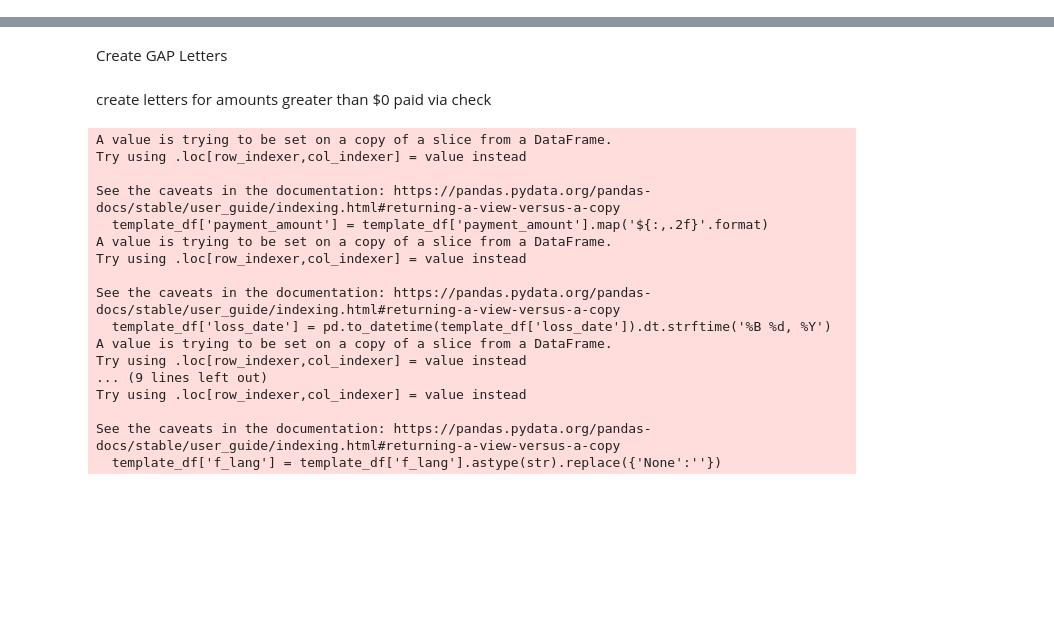
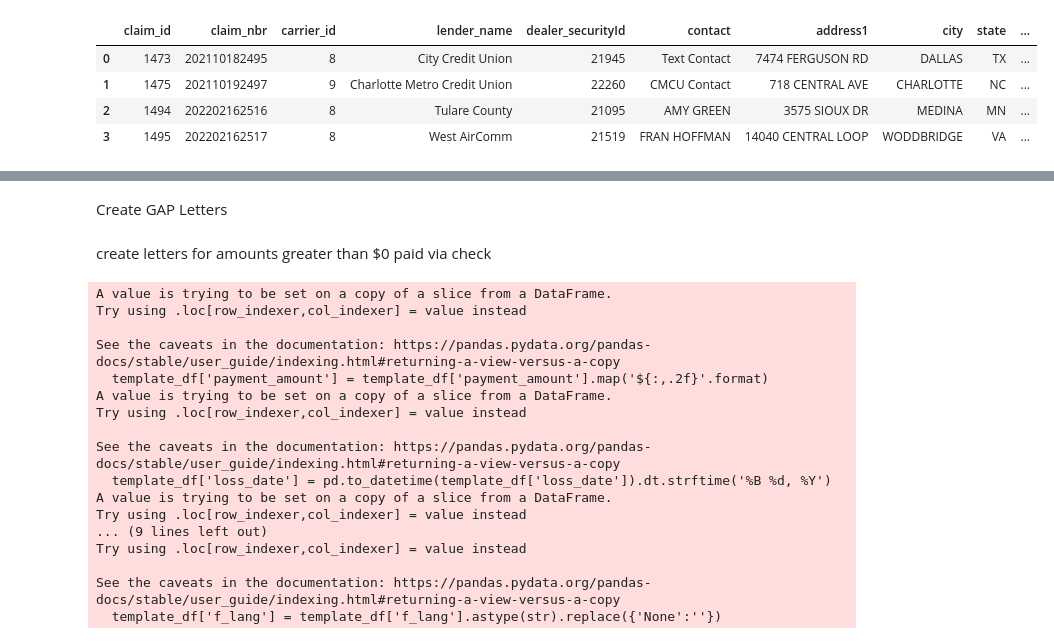
Before and after one commit to jediracer/Claim_Payments, a Jupyter notebook: vgcQbTest.ipynb, the cells around one changed output, grey strips where cells are left out. Saved outputs shown, nothing was run; the diff lists cells and outputs as text; code cells hidden in the pictures; blank space fills up the shorter version.

```diff
--- a/vgcQbTest.ipynb
+++ b/vgcQbTest.ipynb
@@ -523,2 +523,10 @@ df2_cols = ['claim_id', 'claim_nbr', 'carrier_id', 'lender_name', 'dealer_securi
 
 df2.columns = df2_cols
+# %%
+df2
+# %% [output]
+|  | claim_id | claim_nbr | carrier_id | lender_name | dealer_securityId | contact | address1 | city | state | ... |
+| 0 | 1473 | 202110182495 | 8 | City Credit Union | 21945 | Text Contact | 7474 FERGUSON RD | DALLAS | TX | ... |
+| 1 | 1475 | 202110192497 | 9 | Charlotte Metro Credit Union | 22260 | CMCU Contact | 718 CENTRAL AVE | CHARLOTTE | NC | ... |
+| 2 | 1494 | 202202162516 | 8 | Tulare County | 21095 | AMY GREEN | 3575 SIOUX DR | MEDINA | MN | ... |
+| 3 | 1495 | 202202162517 | 8 | West AirComm | 21519 | FRAN HOFFMAN | 14040 CENTRAL LOOP | WODDBRIDGE | VA | ... |
```
Also changed, not shown: parts of 12 cells of this notebook, 5 other files.
